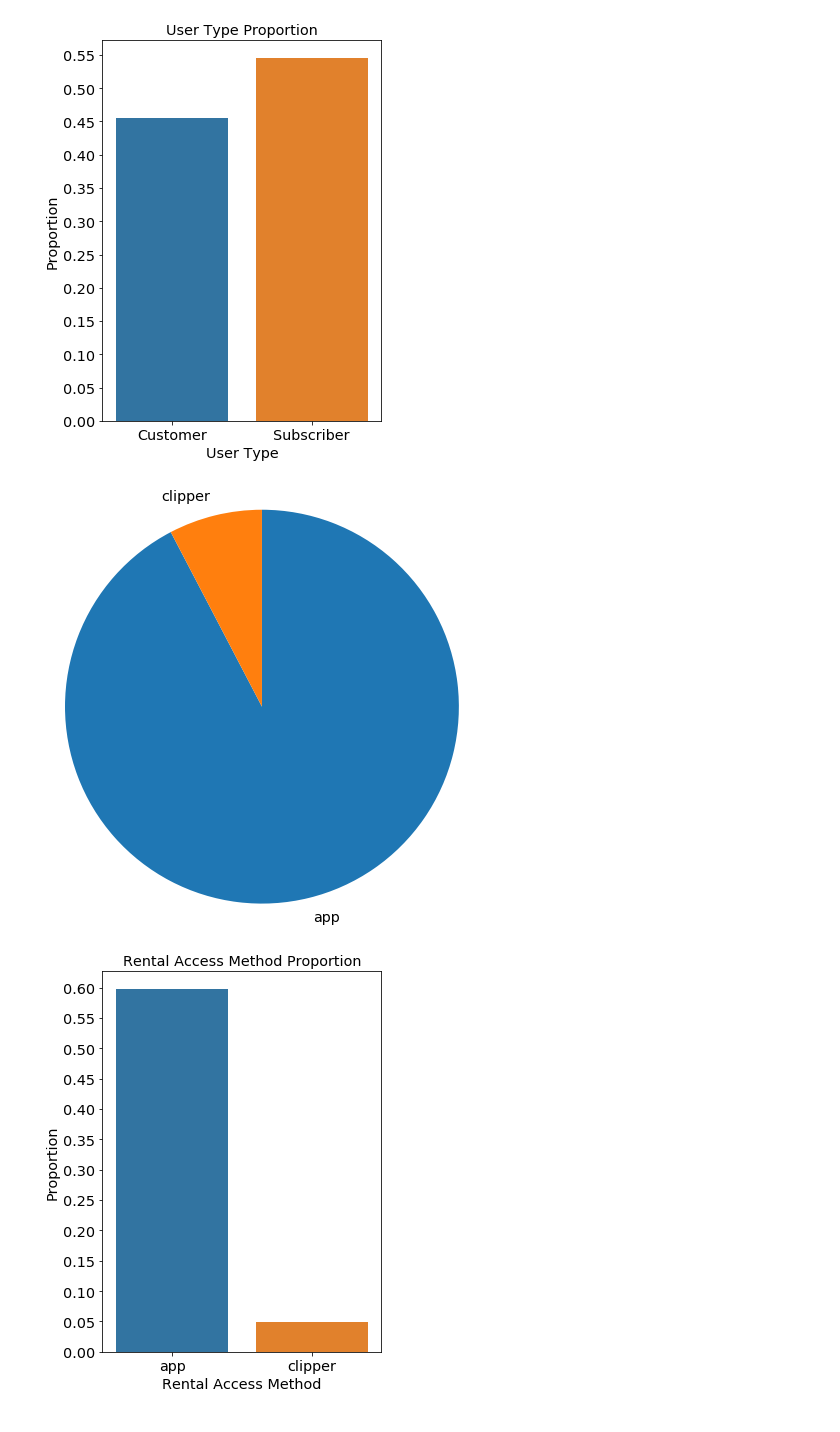
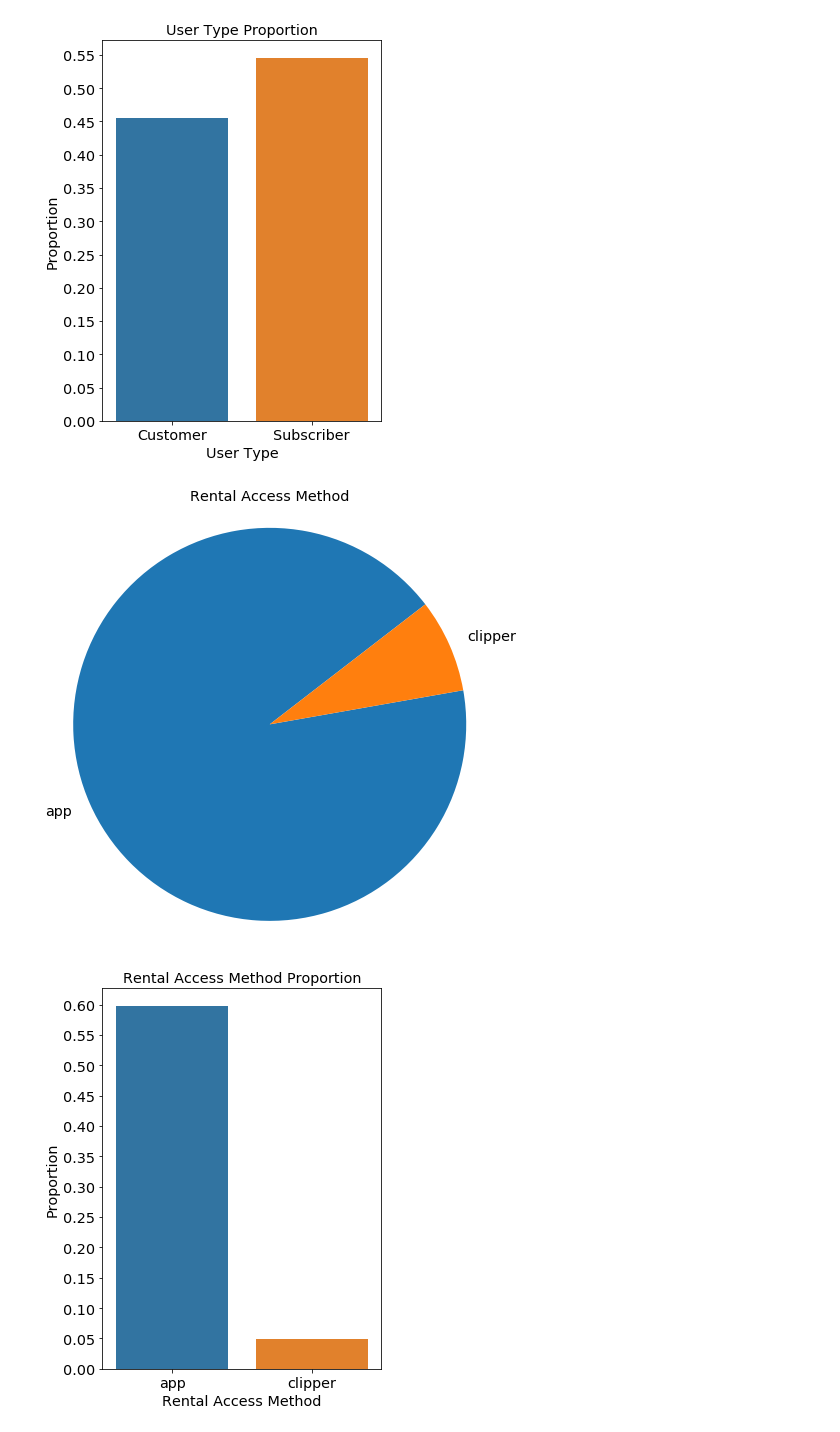
Before and after one commit to eduardopd/udacity-data-analysis-data-visualization, a Jupyter notebook: bay-wheels.ipynb, the cells around one changed output. Cells and saved outputs as stored; diff of their text form; code cells hidden in the pictures.

```diff
--- a/bay-wheels.ipynb
+++ b/bay-wheels.ipynb
@@ -254,17 +256,19 @@ graph_user_type()
 # %%
 # Piechart rental_access_method
 
 sorted_counts = df_clean_eda['rental_access_method'].value_counts()
 
 plt.figure(figsize=[8,8])
 
+plt.title('Rental Access Method')
+
 def pie_rental():
-    plt.pie(sorted_counts, labels = sorted_counts.index, startangle = 90, counterclock = False);
+    plt.pie(sorted_counts, labels = sorted_counts.index, startangle = 10, counterclock = False);
     plt.axis('square');
 
 pie_rental()
 # %% [output]
-[figure, old version]
+[figure, new version]
 # %%
 # Barchart rental_access_method proportion
 
```
Also changed, not shown: parts of 4 cells of this notebook.
